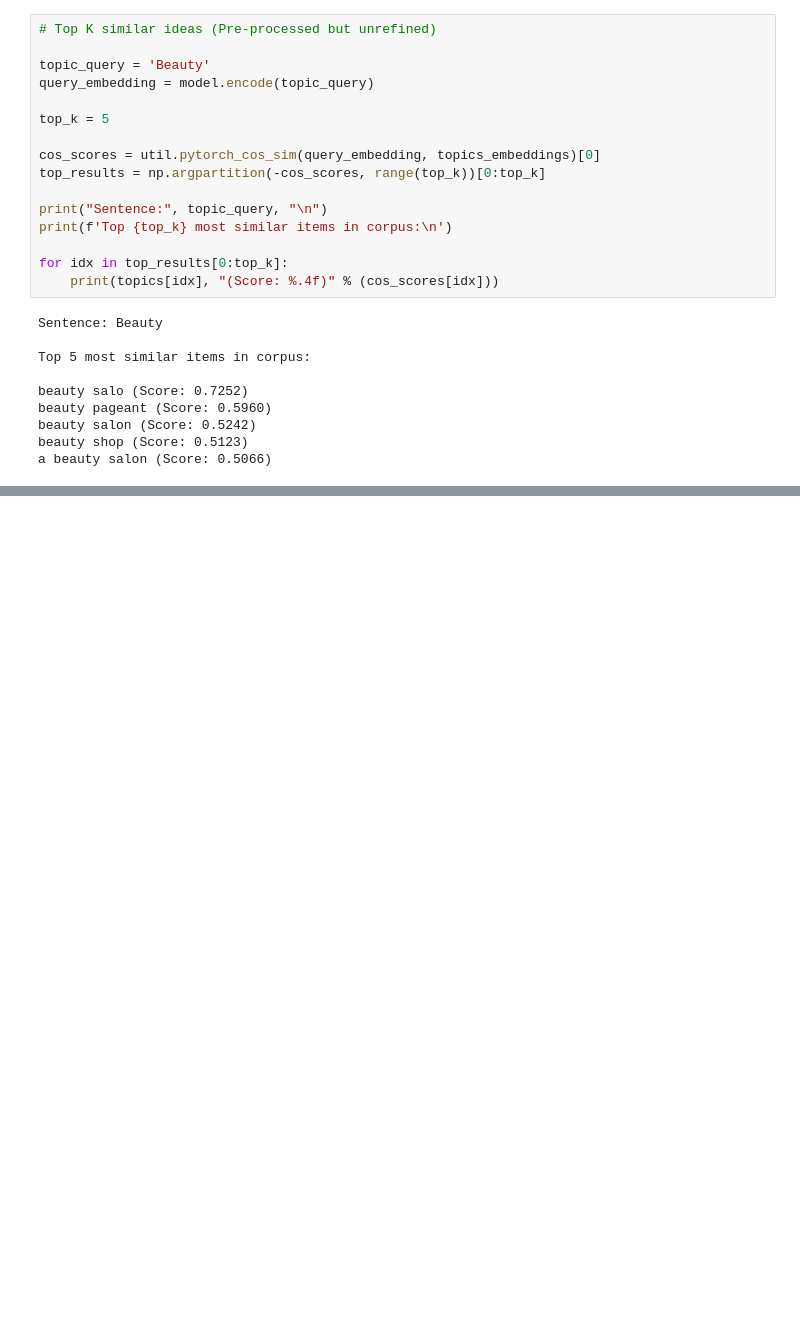
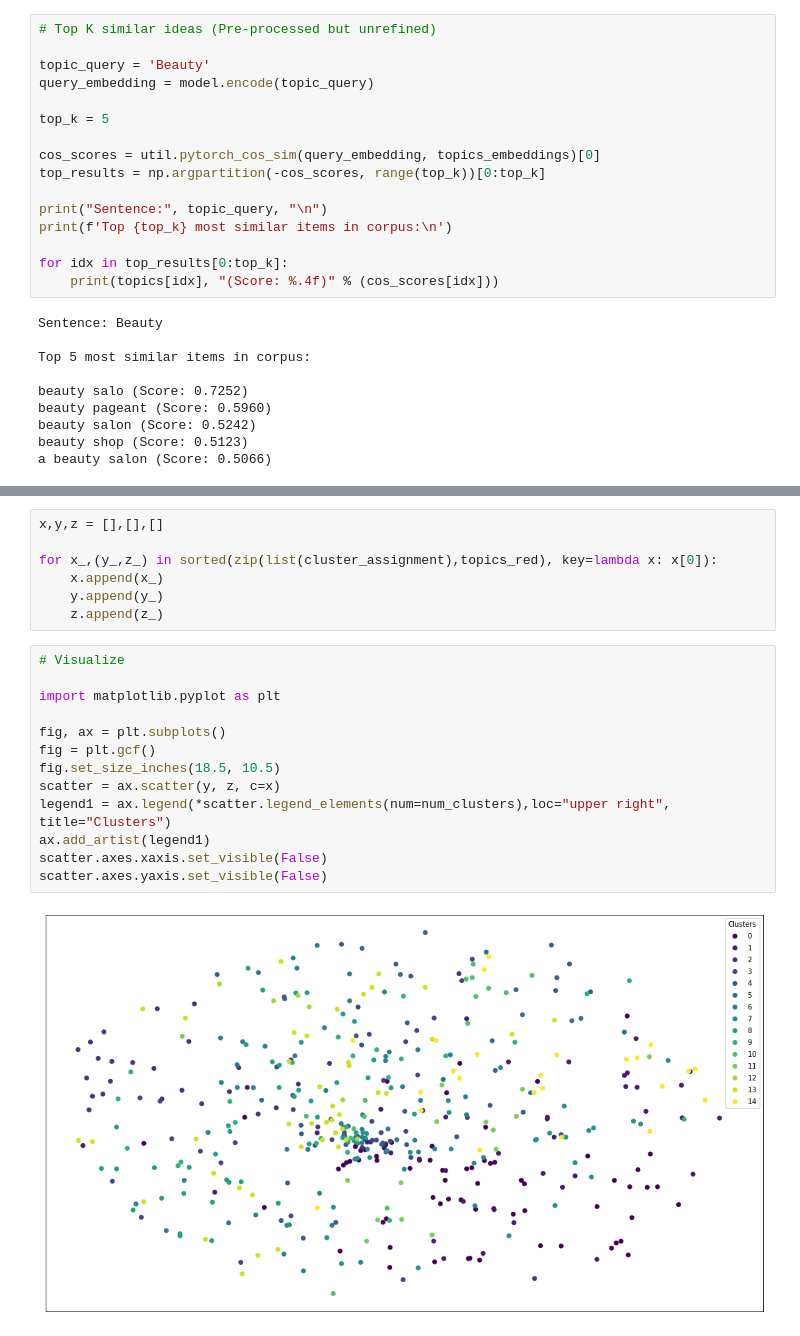
Before and after one commit to NimbleBoxAI/Mega-Gen, a Jupyter notebook: notebooks/Semantic_Similarity.ipynb, the cells around one changed output, grey strips where cells are left out. Drawn from its saved outputs; the diff is of its cells as text; blank space fills up the shorter version.

Commit message:
Modify: Added Visualizations on effects of reducing dimensions.

```diff
--- a/notebooks/Semantic_Similarity.ipynb
+++ b/notebooks/Semantic_Similarity.ipynb
@@ -388,0 +402,22 @@ df_refined.to_csv(data_path[:-4]+'.csv')
+# %%
+x,y,z = [],[],[]
+
+for x_,(y_,z_) in sorted(zip(list(cluster_assignment),topics_red), key=lambda x: x[0]):
+    x.append(x_)
+    y.append(y_)
+    z.append(z_)
+# %%
+# Visualize
+
+import matplotlib.pyplot as plt
+
+fig, ax = plt.subplots()
+fig = plt.gcf()
+fig.set_size_inches(18.5, 10.5)
+scatter = ax.scatter(y, z, c=x)
+legend1 = ax.legend(*scatter.legend_elements(num=num_clusters),loc="upper right", title="Clusters")
+ax.add_artist(legend1)
+scatter.axes.xaxis.set_visible(False)
+scatter.axes.yaxis.set_visible(False)
+# %% [output]
+[figure, added]
```
Also changed, not shown: parts of 7 cells of this notebook.
